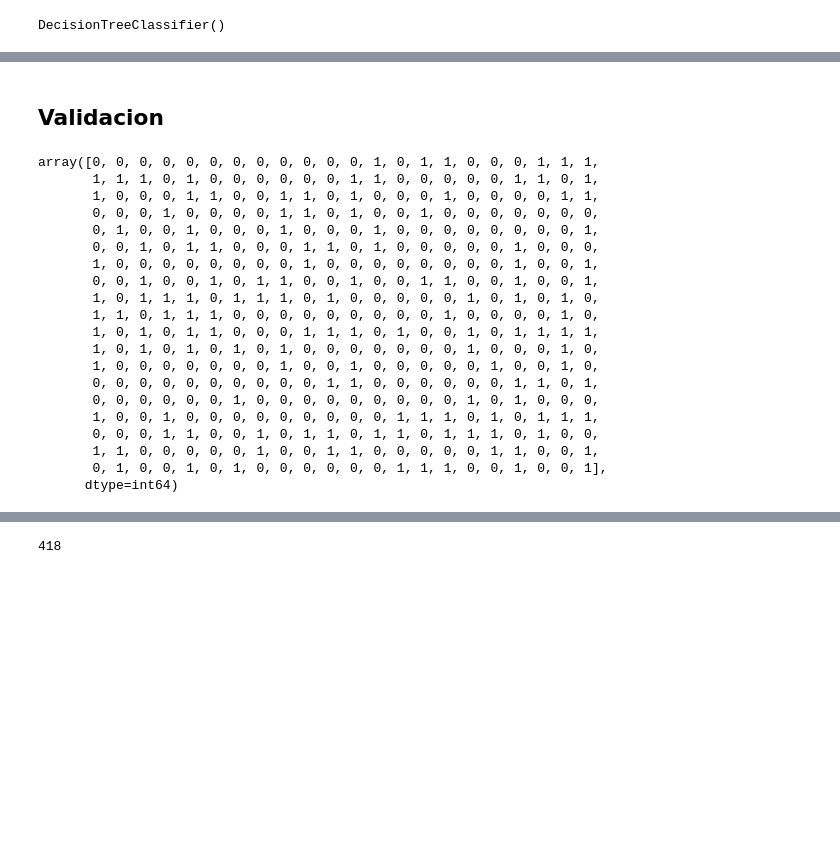
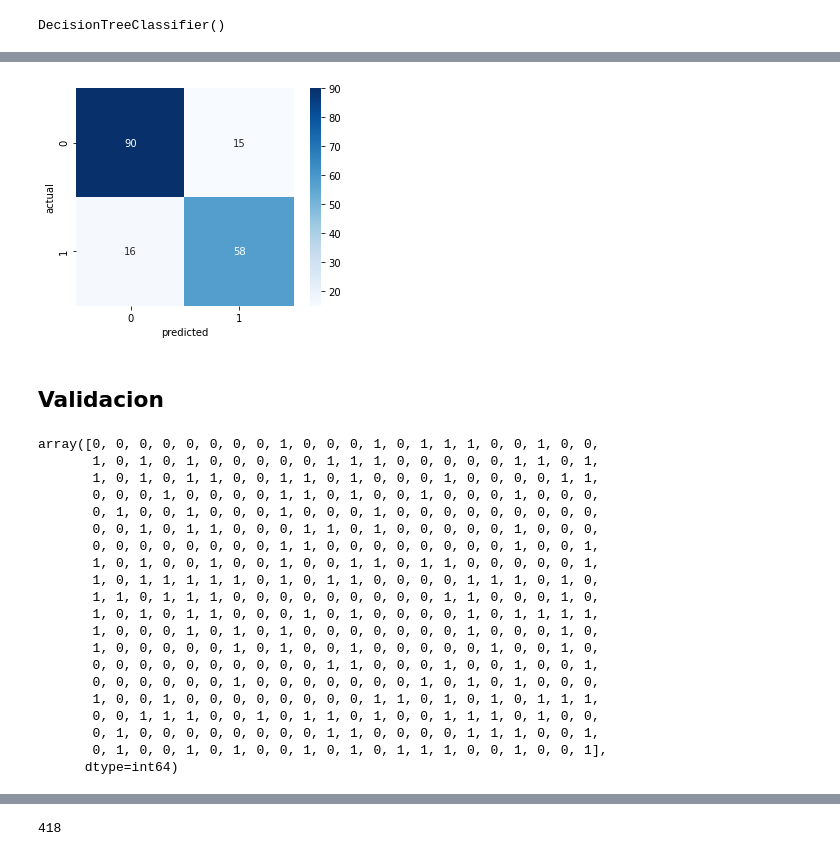
Before and after one commit to AngelloVillanueva/titanic_kaggle, a Jupyter notebook: Titanic.ipynb, the cells around one changed output, grey strips where cells are left out. Drawn from its saved outputs; the diff is of its cells as text; code cells hidden in the pictures; blank space fills up the shorter version.

Commit message:
Creacion de Algoritmo de regresion logistica y creacion de submission para kaggle

```diff
--- a/Titanic.ipynb
+++ b/Titanic.ipynb
@@ -1030,3 +1029,6 @@ model1 = DecisionTreeClassifier().fit(x_train,y_train)
 model1
 # %% [output]
 DecisionTreeClassifier()
+# %%
+model2 = LogisticRegression().fit(x_train,y_train)
+model2
@@ -1051,0 +1063,4 @@ array([1, 0, 0, 1, 0, 1, 1, 0, 0, 1, 0, 0, 0, 0, 0, 1, 0, 1, 0, 0, 0, 1,
+# %%
+# Predicciones de modelo de regresion logistica
+predict_rg1 = model2.predict(x_test)
+predict_rg1
@@ -1077,0 +1117,10 @@ plt
+# %%
+# Plotear matriz de confusion de regresion logistica
+from sklearn.metrics import confusion_matrix
+
+matrix = confusion_matrix(y_test, predict_rg1)
+sns.heatmap(matrix, annot = True, fmt ='d', cmap ='Blues', square = True)
+plt.xlabel("predicted")
+plt.ylabel("actual")
+plt
+# %% [output]
@@ -1078,28 +1128,29 @@ plt
+[figure, added]
 # %% [markdown]
 ## Validacion
 # %%
 # Testing con arbol de decisión
-x_val = dataset[1][columnas_rank10]
+x_val_dt = dataset[1][columnas_rank10]
 predicted_dt = model1.predict(x_val)
 predicted_dt
 # %% [output]
-array([0, 0, 0, 0, 0, 0, 0, 0, 0, 0, 0, 0, 1, 0, 1, 1, 0, 0, 0, 1, 1, 1,
-       1, 1, 1, 0, 1, 0, 0, 0, 0, 0, 0, 1, 1, 0, 0, 0, 0, 0, 1, 1, 0, 1,
-       1, 0, 0, 0, 1, 1, 0, 0, 1, 1, 0, 1, 0, 0, 0, 1, 0, 0, 0, 0, 1, 1,
-       0, 0, 0, 1, 0, 0, 0, 0, 1, 1, 0, 1, 0, 0, 1, 0, 0, 0, 0, 0, 0, 0,
-       0, 1, 0, 0, 1, 0, 0, 0, 1, 0, 0, 0, 1, 0, 0, 0, 0, 0, 0, 0, 0, 1,
+array([0, 0, 0, 0, 0, 0, 0, 0, 1, 0, 0, 0, 1, 0, 1, 1, 1, 0, 0, 1, 0, 0,
+       1, 0, 1, 0, 1, 0, 0, 0, 0, 0, 1, 1, 1, 0, 0, 0, 0, 0, 1, 1, 0, 1,
+       1, 0, 1, 0, 1, 1, 0, 0, 1, 1, 0, 1, 0, 0, 0, 1, 0, 0, 0, 0, 1, 1,
+       0, 0, 0, 1, 0, 0, 0, 0, 1, 1, 0, 1, 0, 0, 1, 0, 0, 0, 1, 0, 0, 0,
+       0, 1, 0, 0, 1, 0, 0, 0, 1, 0, 0, 0, 1, 0, 0, 0, 0, 0, 0, 0, 0, 0,
        0, 0, 1, 0, 1, 1, 0, 0, 0, 1, 1, 0, 1, 0, 0, 0, 0, 0, 1, 0, 0, 0,
-       1, 0, 0, 0, 0, 0, 0, 0, 0, 1, 0, 0, 0, 0, 0, 0, 0, 0, 1, 0, 0, 1,
-       0, 0, 1, 0, 0, 1, 0, 1, 1, 0, 0, 1, 0, 0, 1, 1, 0, 0, 1, 0, 0, 1,
-       1, 0, 1, 1, 1, 0, 1, 1, 1, 0, 1, 0, 0, 0, 0, 0, 1, 0, 1, 0, 1, 0,
-       1, 1, 0, 1, 1, 1, 0, 0, 0, 0, 0, 0, 0, 0, 0, 1, 0, 0, 0, 0, 1, 0,
-       1, 0, 1, 0, 1, 1, 0, 0, 0, 1, 1, 1, 0, 1, 0, 0, 1, 0, 1, 1, 1, 1,
-       1, 0, 1, 0, 1, 0, 1, 0, 1, 0, 0, 0, 0, 0, 0, 0, 1, 0, 0, 0, 1, 0,
-       1, 0, 0, 0, 0, 0, 0, 0, 1, 0, 0, 1, 0, 0, 0, 0, 0, 1, 0, 0, 1, 0,
-       0, 0, 0, 0, 0, 0, 0, 0, 0, 0, 1, 1, 0, 0, 0, 0, 0, 0, 1, 1, 0, 1,
-       0, 0, 0, 0, 0, 0, 1, 0, 0, 0, 0, 0, 0, 0, 0, 0, 1, 0, 1, 0, 0, 0,
-       1, 0, 0, 1, 0, 0, 0, 0, 0, 0, 0, 0, 0, 1, 1, 1, 0, 1, 0, 1, 1, 1,
-       0, 0, 0, 1, 1, 0, 0, 1, 0, 1, 1, 0, 1, 1, 0, 1, 1, 1, 0, 1, 0, 0,
-       1, 1, 0, 0, 0, 0, 0, 1, 0, 0, 1, 1, 0, 0, 0, 0, 0, 1, 1, 0, 0, 1,
-       0, 1, 0, 0, 1, 0, 1, 0, 0, 0, 0, 0, 0, 1, 1, 1, 0, 0, 1, 0, 0, 1],
+       0, 0, 0, 0, 0, 0, 0, 0, 1, 1, 0, 0, 0, 0, 0, 0, 0, 0, 1, 0, 0, 1,
+       1, 0, 1, 0, 0, 1, 0, 0, 1, 0, 0, 1, 1, 0, 1, 1, 0, 0, 0, 0, 0, 1,
+       1, 0, 1, 1, 1, 1, 1, 0, 1, 0, 1, 1, 0, 0, 0, 0, 1, 1, 1, 0, 1, 0,
+       1, 1, 0, 1, 1, 1, 0, 0, 0, 0, 0, 0, 0, 0, 0, 1, 1, 0, 0, 0, 1, 0,
+       1, 0, 1, 0, 1, 1, 0, 0, 0, 1, 0, 1, 0, 0, 0, 0, 1, 0, 1, 1, 1, 1,
+       1, 0, 0, 0, 1, 0, 1, 0, 1, 0, 0, 0, 0, 0, 0, 0, 1, 0, 0, 0, 1, 0,
+       1, 0, 0, 0, 0, 0, 1, 0, 1, 0, 0, 1, 0, 0, 0, 0, 0, 1, 0, 0, 1, 0,
+       0, 0, 0, 0, 0, 0, 0, 0, 0, 0, 1, 1, 0, 0, 0, 1, 0, 0, 1, 0, 0, 1,
+       0, 0, 0, 0, 0, 0, 1, 0, 0, 0, 0, 0, 0, 0, 1, 0, 1, 0, 1, 0, 0, 0,
+       1, 0, 0, 1, 0, 0, 0, 0, 0, 0, 0, 0, 1, 1, 0, 1, 0, 1, 0, 1, 1, 1,
+       0, 0, 1, 1, 1, 0, 0, 1, 0, 1, 1, 0, 1, 0, 0, 1, 1, 1, 0, 1, 0, 0,
+       0, 1, 0, 0, 0, 0, 0, 0, 0, 0, 1, 1, 0, 0, 0, 0, 1, 1, 1, 0, 0, 1,
+       0, 1, 0, 0, 1, 0, 1, 0, 0, 1, 0, 1, 0, 1, 1, 1, 0, 0, 1, 0, 0, 1],
       dtype=int64)
```
Also changed, not shown: parts of 32 cells of this notebook, 1 other file.
